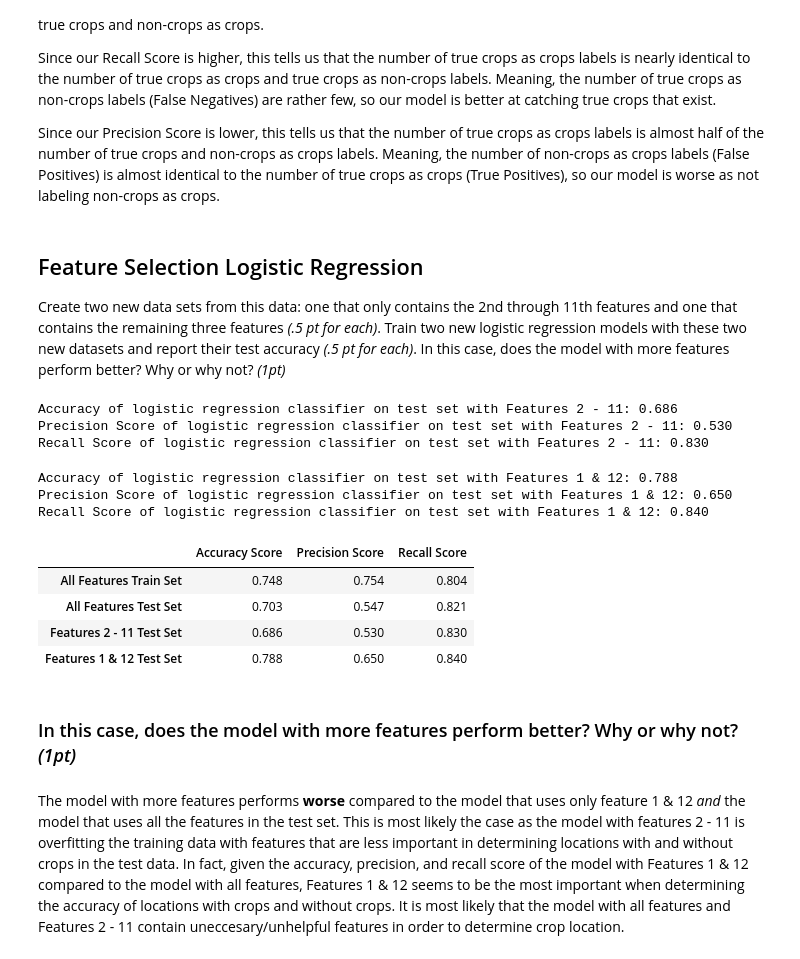
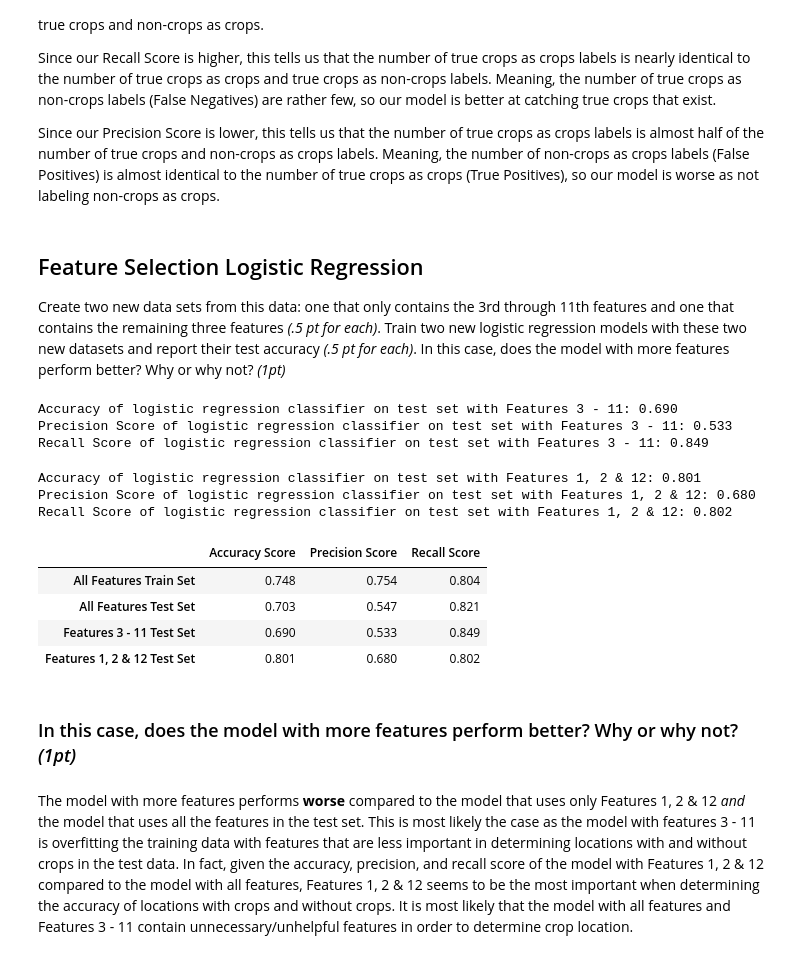
Before and after one commit to jc9536/IdentifyingCrops, a Jupyter notebook: Jaimie Chin - IdentifyingCrops.ipynb, the cells around one changed output. Saved outputs shown, nothing was run; the diff lists cells and outputs as text; code cells hidden in the pictures.

```diff
--- a/Jaimie Chin - IdentifyingCrops.ipynb
+++ b/Jaimie Chin - IdentifyingCrops.ipynb
@@ -169,7 +169,7 @@ Since our Recall Score is higher, this tells us that the number of true crops as
 Since our Precision Score is lower, this tells us that the number of true crops as crops labels is almost half of the number of true crops and non-crops as crops labels. Meaning, the number of non-crops as crops labels (False Positives) is almost identical to the number of true crops as crops (True Positives), so our model is worse as not labeling non-crops as crops.
 # %% [markdown]
 ## Feature Selection Logistic Regression
-Create two new data sets from this data: one that only contains the 2nd through 11th features and one that contains the remaining three features *(.5 pt for each)*. Train two new logistic regression models with these two new datasets and report their test accuracy *(.5 pt for each)*. In this case, does the model with more features perform better? Why or why not? *(1pt)*
+Create two new data sets from this data: one that only contains the 3rd through 11th features and one that contains the remaining three features *(.5 pt for each)*. Train two new logistic regression models with these two new datasets and report their test accuracy *(.5 pt for each)*. In this case, does the model with more features perform better? Why or why not? *(1pt)*
 # %%
 # Create new dataframes
 
@@ -199,16 +199,16 @@ feat1_model.fit(feat1_X_train_df, y_train)
 
 # Assess the test data
 y_test_pred = feat1_model.predict(feat1_X_test_df)
-print('\nAccuracy of logistic regression classifier on test set with Features 2 - 11: {:.3f}'.format(
+print('\nAccuracy of logistic regression classifier on test set with Features 3 - 11: {:.3f}'.format(
     accuracy_score(y_test, y_test_pred)))
-print('Precision Score of logistic regression classifier on test set with Features 2 - 11: {:.3f}'.format(
+print('Precision Score of logistic regression classifier on test set with Features 3 - 11: {:.3f}'.format(
     precision_score(y_test, y_test_pred)))
-print('Recall Score of logistic regression classifier on test set with Features 2 - 11: {:.3f}'.format(
+print('Recall Score of logistic regression classifier on test set with Features 3 - 11: {:.3f}'.format(
     recall_score(y_test, y_test_pred)))
 # %% [output]
-Accuracy of logistic regression classifier on test set with Features 2 - 11: 0.686
-Precision Score of logistic regression classifier on test set with Features 2 - 11: 0.530
-Recall Score of logistic regression classifier on test set with Features 2 - 11: 0.830
+Accuracy of logistic regression classifier on test set with Features 3 - 11: 0.690
+Precision Score of logistic regression classifier on test set with Features 3 - 11: 0.533
+Recall Score of logistic regression classifier on test set with Features 3 - 11: 0.849
 # %%
 # Instantiate Logistic Regression Model for Features 1 & 12
 feat2_model = LogisticRegression()
@@ -218,36 +218,36 @@ feat2_model.fit(feat2_X_train_df, y_train)
 
 # Assess the test data
 y_test_pred = feat2_model.predict(feat2_X_test_df)
-print('\nAccuracy of logistic regression classifier on test set with Features 1 & 12: {:.3f}'.format(
+print('\nAccuracy of logistic regression classifier on test set with Features 1, 2 & 12: {:.3f}'.format(
     accuracy_score(y_test, y_test_pred)))
-print('Precision Score of logistic regression classifier on test set with Features 1 & 12: {:.3f}'.format(
+print('Precision Score of logistic regression classifier on test set with Features 1, 2 & 12: {:.3f}'.format(
     precision_score(y_test, y_test_pred)))
-print('Recall Score of logistic regression classifier on test set with Features 1 & 12: {:.3f}'.format(
+print('Recall Score of logistic regression classifier on test set with Features 1, 2 & 12: {:.3f}'.format(
     recall_score(y_test, y_test_pred)))
 # %% [output]
-Accuracy of logistic regression classifier on test set with Features 1 & 12: 0.788
-Precision Score of logistic regression classifier on test set with Features 1 & 12: 0.650
-Recall Score of logistic regression classifier on test set with Features 1 & 12: 0.840
+Accuracy of logistic regression classifier on test set with Features 1, 2 & 12: 0.801
+Precision Score of logistic regression classifier on test set with Features 1, 2 & 12: 0.680
+Recall Score of logistic regression classifier on test set with Features 1, 2 & 12: 0.802
 # %%
 # Create a table of accuracy, precision & recall scores for analysis
 score_table = pd.DataFrame({
-    'Accuracy Score': [0.748, 0.703, 0.686, 0.788],
-    'Precision Score': [0.754, 0.547, 0.530, 0.650],
-    'Recall Score': [0.804, 0.821, 0.830, 0.840]
+    'Accuracy Score': [0.748, 0.703, 0.690, 0.801],
+    'Precision Score': [0.754, 0.547, 0.533, 0.680],
+    'Recall Score': [0.804, 0.821, 0.849, 0.802]
 }, index=['All Features Train Set',
           'All Features Test Set',
-          'Features 2 - 11 Test Set',
-          'Features 1 & 12 Test Set'])
+          'Features 3 - 11 Test Set',
+          'Features 1, 2 & 12 Test Set'])
 
 # Show table
 score_table
 # %% [output]
 |  | Accuracy Score | Precision Score | Recall Score |
 | All Features Train Set | 0.748 | 0.754 | 0.804 |
 | All Features Test Set | 0.703 | 0.547 | 0.821 |
-| Features 2 - 11 Test Set | 0.686 | 0.530 | 0.830 |
-| Features 1 & 12 Test Set | 0.788 | 0.650 | 0.840 |
+| Features 3 - 11 Test Set | 0.690 | 0.533 | 0.849 |
+| Features 1, 2 & 12 Test Set | 0.801 | 0.680 | 0.802 |
 # %% [markdown]
 ### In this case, does the model with more features perform better? Why or why not? *(1pt)*
 # %% [markdown]
-The model with more features performs **worse** compared to the model that uses only feature 1 & 12 *and* the model that uses all the features in the test set. This is most likely the case as the model with features 2 - 11 is overfitting the training data with features that are less important in determining locations with and without crops in the test data. In fact, given the accuracy, precision, and recall score of the model with Features 1 & 12 compared to the model with all features, Features 1 & 12 seems to be the most important when determining the accuracy of locations with crops and without crops. It is most likely that the model with all features and Features 2 - 11 contain uneccesary/unhelpful features in order to determine crop location.
+The model with more features performs **worse** compared to the model that uses only Features 1, 2 & 12 *and* the model that uses all the features in the test set. This is most likely the case as the model with features 3 - 11 is overfitting the training data with features that are less important in determining locations with and without crops in the test data. In fact, given the accuracy, precision, and recall score of the model with Features 1, 2 & 12 compared to the model with all features, Features 1, 2 & 12 seems to be the most important when determining the accuracy of locations with crops and without crops. It is most likely that the model with all features and Features 3 - 11 contain unnecessary/unhelpful features in order to determine crop location.
```
Also changed, not shown: parts of 1 cell of this notebook, 2 other files.
